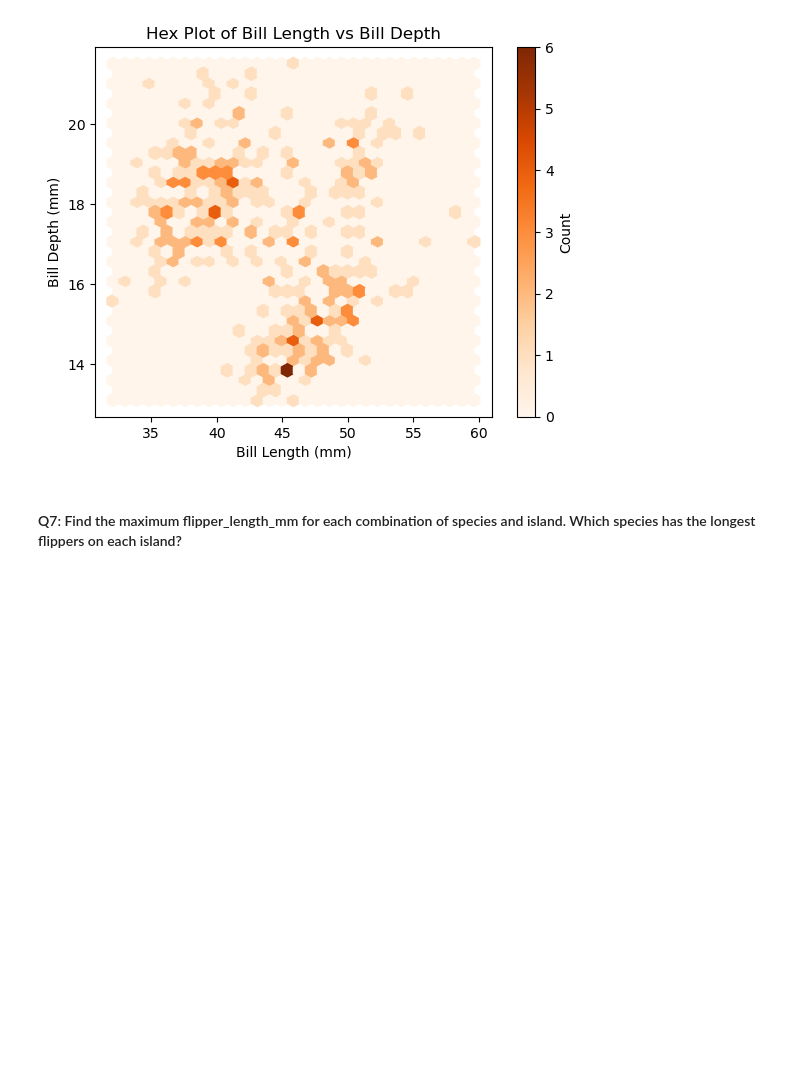
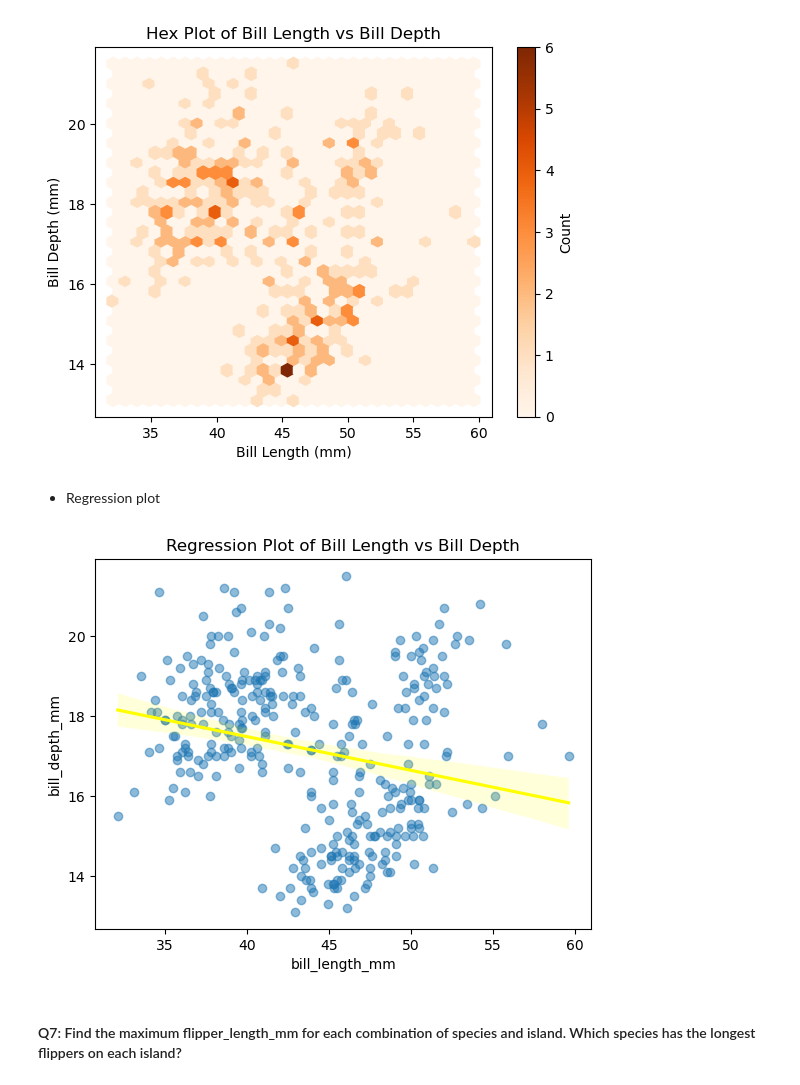
Before and after one commit to srinivastls/randomwalk-ds-assessment-level2, a Jupyter notebook: randomwalk_assessment.ipynb, the cells around one changed output. Drawn from its saved outputs; the diff is of its cells as text; code cells hidden in the pictures; blank space fills up the shorter version.

```diff
--- a/randomwalk_assessment.ipynb
+++ b/randomwalk_assessment.ipynb
@@ -427,6 +427,14 @@ plt.title('Hex Plot of Bill Length vs Bill Depth')
 plt.show()
 # %% [output]
 [figure]
+# %% [markdown]
+* Regression plot
+# %%
+sns.regplot(data=df_clean, x='bill_length_mm', y='bill_depth_mm', scatter_kws={'alpha':0.5}, line_kws={'color':'yellow'})
+plt.title('Regression Plot of Bill Length vs Bill Depth')
+plt.show()
+# %% [output]
+[figure, added]
 # %% [markdown]
 #### Q7: Find the maximum flipper_length_mm for each combination of species and island. Which species has the longest flippers on each island?
 # %%
```
